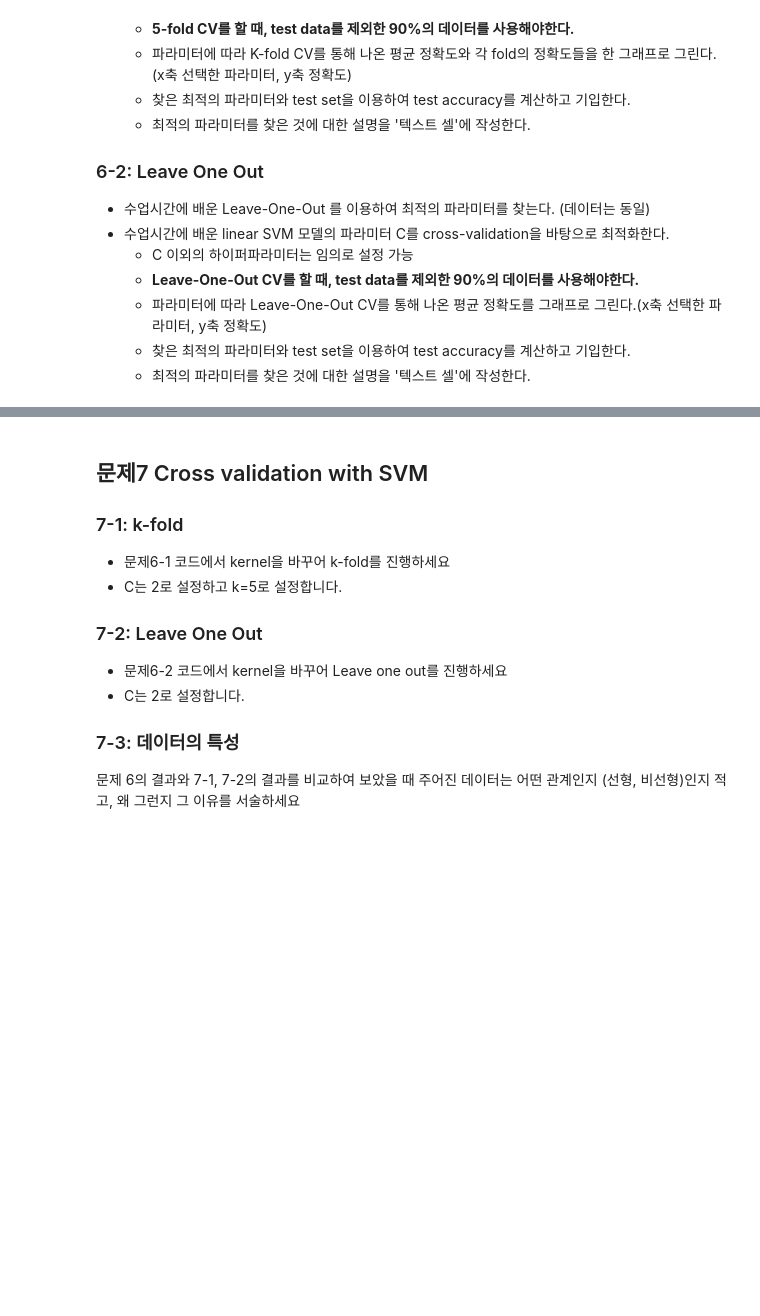
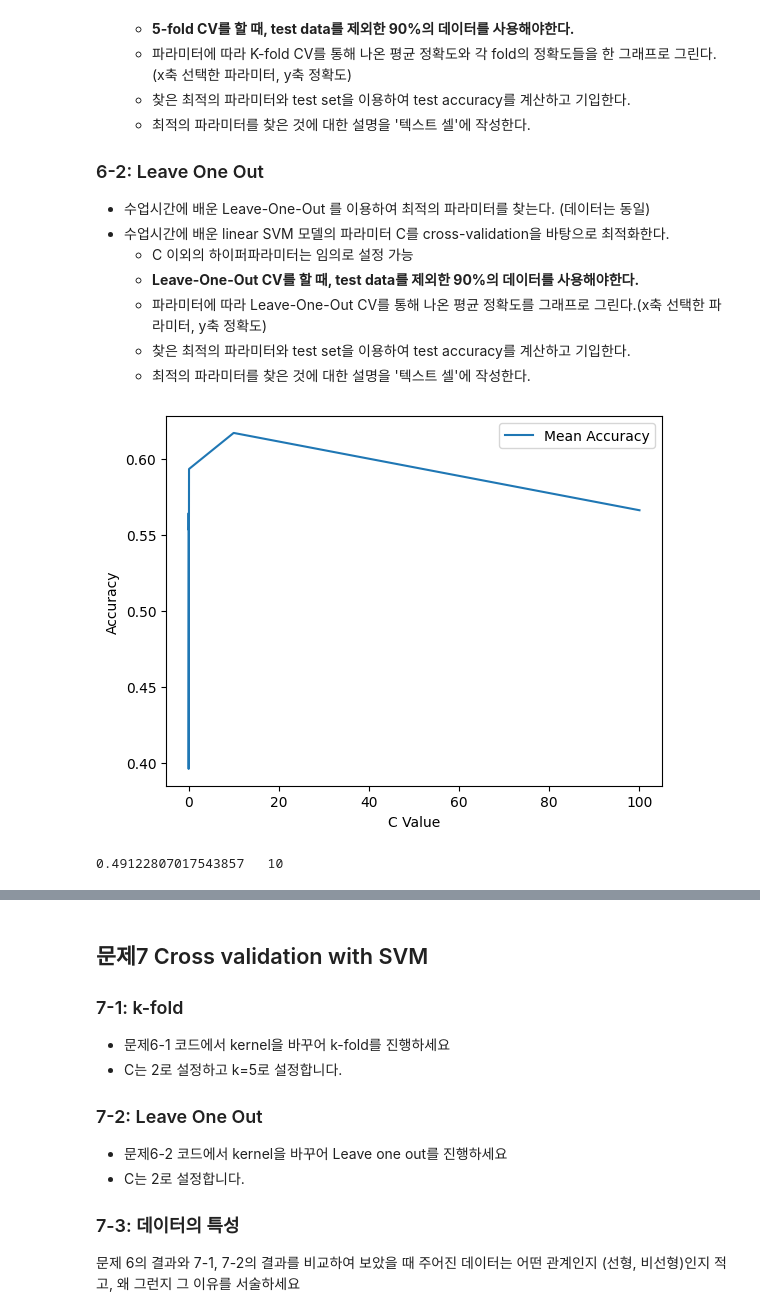
Before and after one commit to wannaBpark/2023S-Ajou-ML, a Jupyter notebook: HW2.ipynb, the cells around one changed output, grey strips where cells are left out. Drawn from its saved outputs; the diff is of its cells as text; code cells hidden in the pictures; blank space fills up the shorter version.

```diff
--- a/HW2.ipynb
+++ b/HW2.ipynb
@@ -397,35 +407,40 @@ from sklearn.svm import SVC
 ## 문제 6-1 ##
 # 코드 작성
 X_tmp, X_test, y_tmp, y_test = train_test_split(X, y, test_size=0.1)
-svm = SVC(kernel='linear', random_state=42)
-Clist = [0.001, 0.01, 0.012, 0.1]
+svm = LinearSVC()
+Clist = [0.001, 0.01, 0.012, 0.018, 0.1, 10, 100]
 best_C = None
 best_accuracy = 0
 mean_accuracy = []
 fold_accuracy = []
-kf = KFold(n_splits=5, shuffle=True)
+kf = KFold(n_splits=5, shuffle=True, random_state = 42)
 for C in Clist:
     svm.set_params(C=C)  # C 값을 변경하여 모델 인스턴스 갱신
     # cur_fold_scores = []
     fold_score = cross_val_score(svm, X_tmp, y_tmp, cv=kf) # 5-fold cv 수행
     mean_accuracy.append(fold_score.mean()) # C 값 별 평균 정확도 저장
+
+    #최고의 정확도를 보이는 C값 업데이트트
     if best_accuracy < fold_score.mean():
       best_accuracy = fold_score.mean()
       best_C = C
 
 # for i in range(5):
 #   plt.plot(Clist, fold_accuracy[i], label=f'Fold {i+1}')
 plt.plot(Clist, mean_accuracy, label='Mean Accuracy')
 # plt.plot(Clist, fold_accuracy, label='Validation Accuracy')
 plt.xlabel('C Value')
 plt.ylabel('Accuracy')
 plt.legend()
 plt.show()
 
 svm.set_params(C=C)  # 최적의 c값으로 linear svm 세팅
 svm.fit(X_tmp, y_tmp)
 y_test_pred = svm.predict(X_test)
 print(metrics.accuracy_score(y_test, y_test_pred) ," " ,best_C)
 ############
+# %% [output]
+[figure, added]
+0.49122807017543857   10
 # %% [markdown]
 **설명 작성**
```
Also changed, not shown: parts of 12 cells of this notebook.
